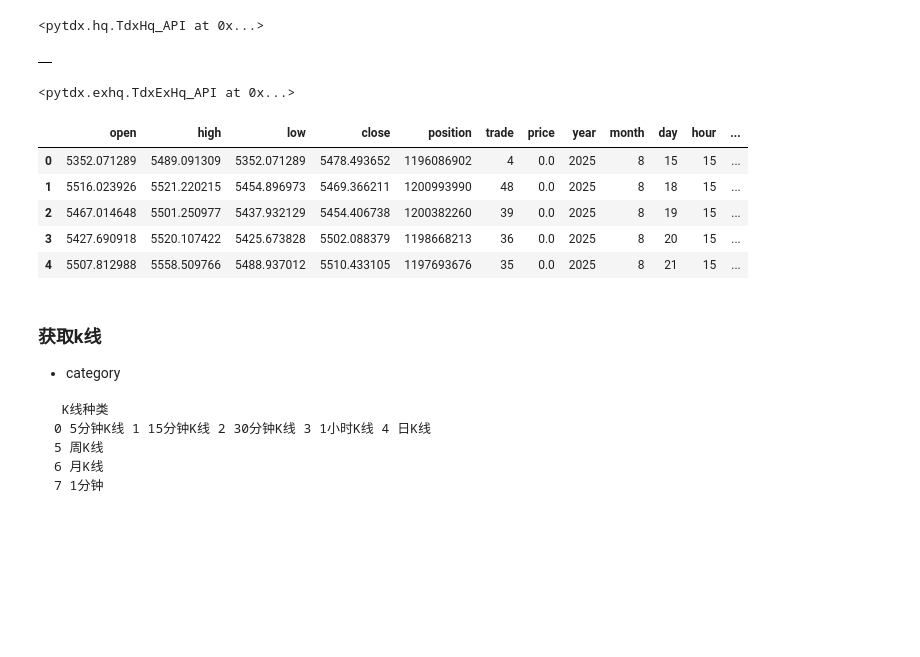
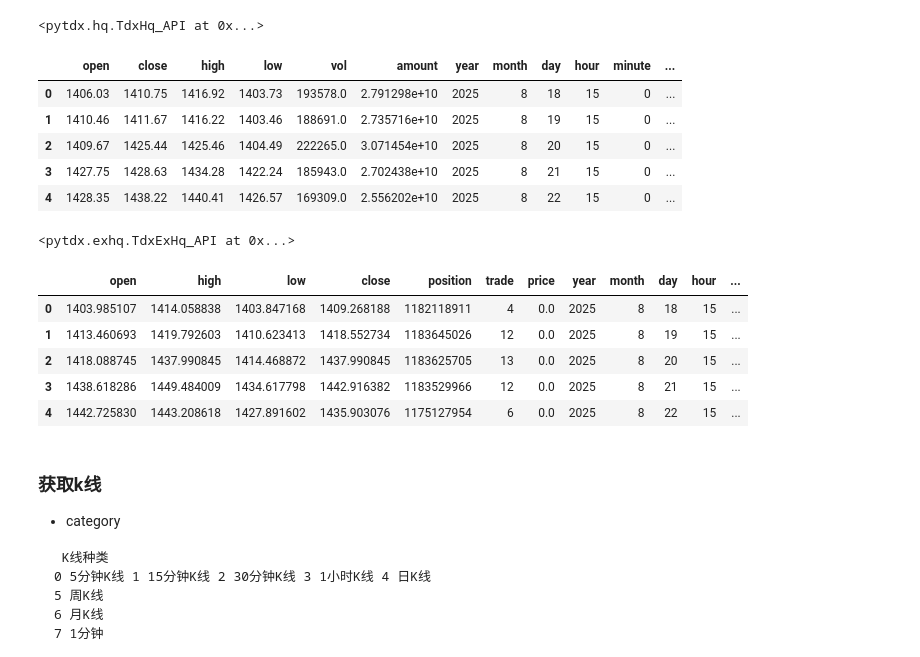
Before and after one commit to u588/app, a Jupyter notebook: JupLab/tdxAPI.ipynb, the cells around one changed output. Drawn from its saved outputs; the diff is of its cells as text; code cells hidden in the pictures; blank space fills up the shorter version.

```diff
--- a/JupLab/tdxAPI.ipynb
+++ b/JupLab/tdxAPI.ipynb
@@ -10,22 +10,27 @@ api.connect('180.153.18.170', 7709)
 # %% [output]
 <pytdx.hq.TdxHq_API at 0x...>
 # %%
-api.to_df(api.get_index_bars(9, 1, '000805', 0, 5))
+api.to_df(api.get_index_bars(9, 1, '880769', 0, 5))
 # %% [output]
-|  |
+|  | open | close | high | low | vol | amount | year | month | day | hour | minute | ... |
+| 0 | 1406.03 | 1410.75 | 1416.92 | 1403.73 | 193578.0 | 2.791298e+10 | 2025 | 8 | 18 | 15 | 0 | ... |
+| 1 | 1410.46 | 1411.67 | 1416.22 | 1403.46 | 188691.0 | 2.735716e+10 | 2025 | 8 | 19 | 15 | 0 | ... |
+| 2 | 1409.67 | 1425.44 | 1425.46 | 1404.49 | 222265.0 | 3.071454e+10 | 2025 | 8 | 20 | 15 | 0 | ... |
+| 3 | 1427.75 | 1428.63 | 1434.28 | 1422.24 | 185943.0 | 2.702438e+10 | 2025 | 8 | 21 | 15 | 0 | ... |
+| 4 | 1428.35 | 1438.22 | 1440.41 | 1426.57 | 169309.0 | 2.556202e+10 | 2025 | 8 | 22 | 15 | 0 | ... |
 # %%
 eapi.connect('47.112.95.207', 7720)
 # %% [output]
 <pytdx.exhq.TdxExHq_API at 0x...>
 # %%
-api.to_df(eapi.get_instrument_bars(9, 62, '000805', 0, 5))
+api.to_df(eapi.get_instrument_bars(9, 62, 'H50055', 0, 5))
 # %% [output]
 |  | open | high | low | close | position | trade | price | year | month | day | hour | ... |
-| 0 | 5352.071289 | 5489.091309 | 5352.071289 | 5478.493652 | 1196086902 | 4 | 0.0 | 2025 | 8 | 15 | 15 | ... |
-| 1 | 5516.023926 | 5521.220215 | 5454.896973 | 5469.366211 | 1200993990 | 48 | 0.0 | 2025 | 8 | 18 | 15 | ... |
-| 2 | 5467.014648 | 5501.250977 | 5437.932129 | 5454.406738 | 1200382260 | 39 | 0.0 | 2025 | 8 | 19 | 15 | ... |
-| 3 | 5427.690918 | 5520.107422 | 5425.673828 | 5502.088379 | 1198668213 | 36 | 0.0 | 2025 | 8 | 20 | 15 | ... |
-| 4 | 5507.812988 | 5558.509766 | 5488.937012 | 5510.433105 | 1197693676 | 35 | 0.0 | 2025 | 8 | 21 | 15 | ... |
+| 0 | 1403.985107 | 1414.058838 | 1403.847168 | 1409.268188 | 1182118911 | 4 | 0.0 | 2025 | 8 | 18 | 15 | ... |
+| 1 | 1413.460693 | 1419.792603 | 1410.623413 | 1418.552734 | 1183645026 | 12 | 0.0 | 2025 | 8 | 19 | 15 | ... |
+| 2 | 1418.088745 | 1437.990845 | 1414.468872 | 1437.990845 | 1183625705 | 13 | 0.0 | 2025 | 8 | 20 | 15 | ... |
+| 3 | 1438.618286 | 1449.484009 | 1434.617798 | 1442.916382 | 1183529966 | 12 | 0.0 | 2025 | 8 | 21 | 15 | ... |
+| 4 | 1442.725830 | 1443.208618 | 1427.891602 | 1435.903076 | 1175127954 | 6 | 0.0 | 2025 | 8 | 22 | 15 | ... |
 # %% [markdown]
 ### 获取k线
 * category
```
Also changed, not shown: 1 other file.
